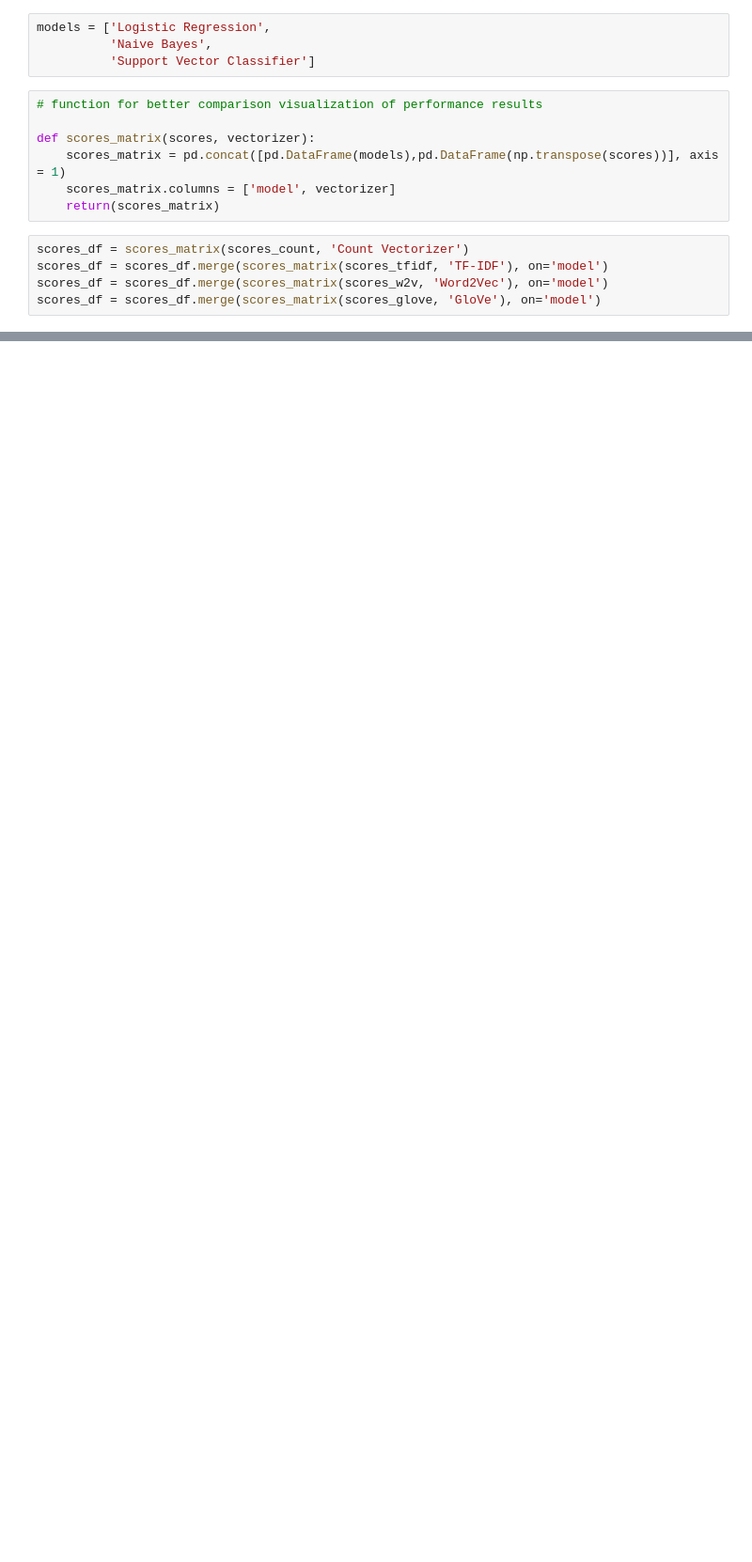
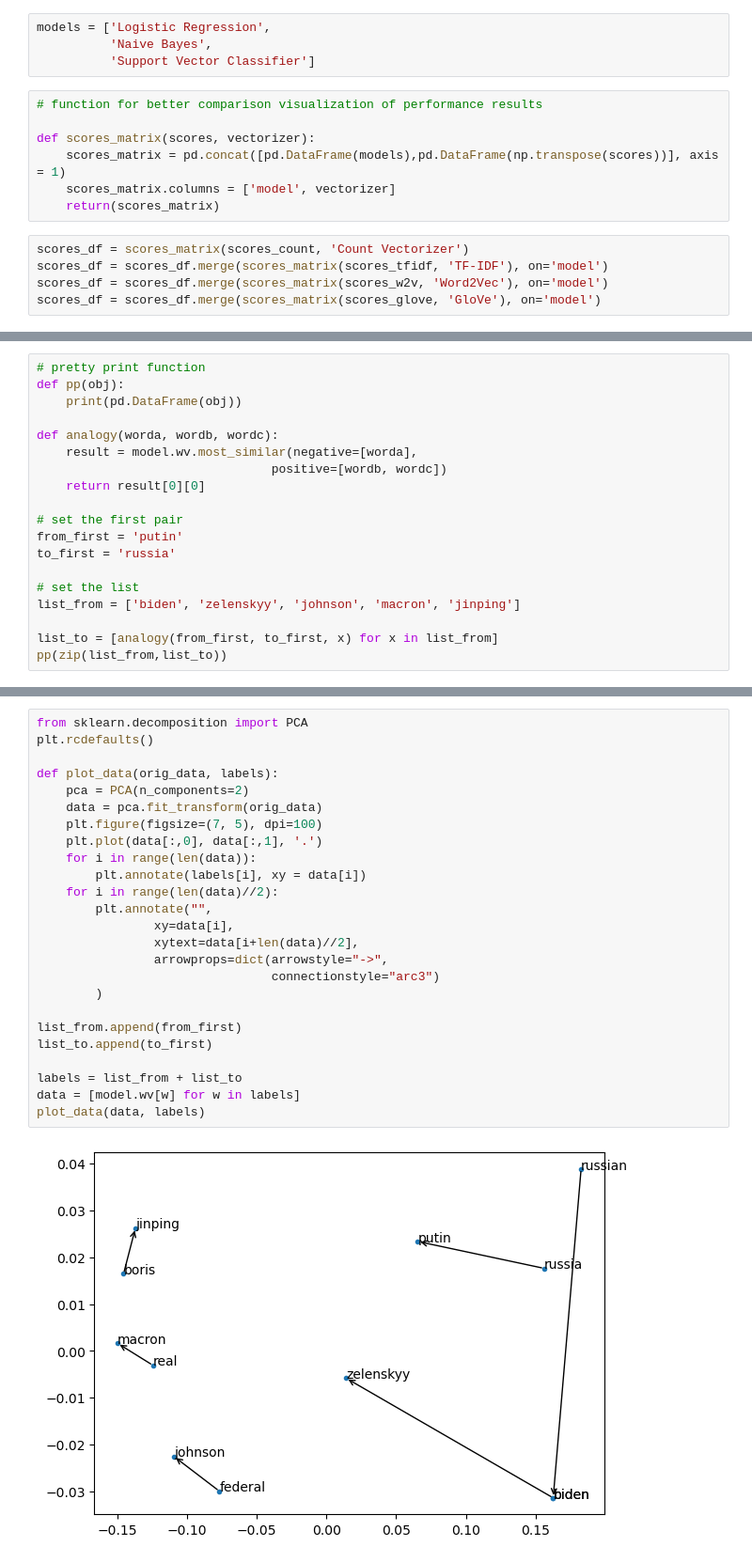
Before and after one commit to damirash/Analysis-of-Tweet_News, a Jupyter notebook: code.ipynb, the cells around one changed output, grey strips where cells are left out. Shown: that part at 94% size. Drawn from its saved outputs; the diff is of its cells as text; blank space fills up the shorter version.

```diff
--- a/code.ipynb
+++ b/code.ipynb
@@ -1209,0 +1276,19 @@ As we can see, the
+# %%
+# pretty print function
+def pp(obj):
+    print(pd.DataFrame(obj))
+
+def analogy(worda, wordb, wordc):
+    result = model.wv.most_similar(negative=[worda],
+                                positive=[wordb, wordc])
+    return result[0][0]
+
+# set the first pair
+from_first = 'putin'
+to_first = 'russia'
+
+# set the list
+list_from = ['biden', 'zelenskyy', 'johnson', 'macron', 'jinping']
+
+list_to = [analogy(from_first, to_first, x) for x in list_from]
+pp(zip(list_from,list_to))
@@ -1209,0 +1304,27 @@ As we can see, the
+# %%
+from sklearn.decomposition import PCA
+plt.rcdefaults()
+
+def plot_data(orig_data, labels):
+    pca = PCA(n_components=2)
+    data = pca.fit_transform(orig_data)
+    plt.figure(figsize=(7, 5), dpi=100)
+    plt.plot(data[:,0], data[:,1], '.')
+    for i in range(len(data)):
+        plt.annotate(labels[i], xy = data[i])
+    for i in range(len(data)//2):
+        plt.annotate("",
+                xy=data[i],
+                xytext=data[i+len(data)//2],
+                arrowprops=dict(arrowstyle="->",
+                                connectionstyle="arc3")
+        )
+
+list_from.append(from_first)
+list_to.append(to_first)
+
+labels = list_from + list_to
+data = [model.wv[w] for w in labels]
+plot_data(data, labels)
+# %% [output]
+[figure, added]
```
Also changed, not shown: parts of 55 cells of this notebook.
